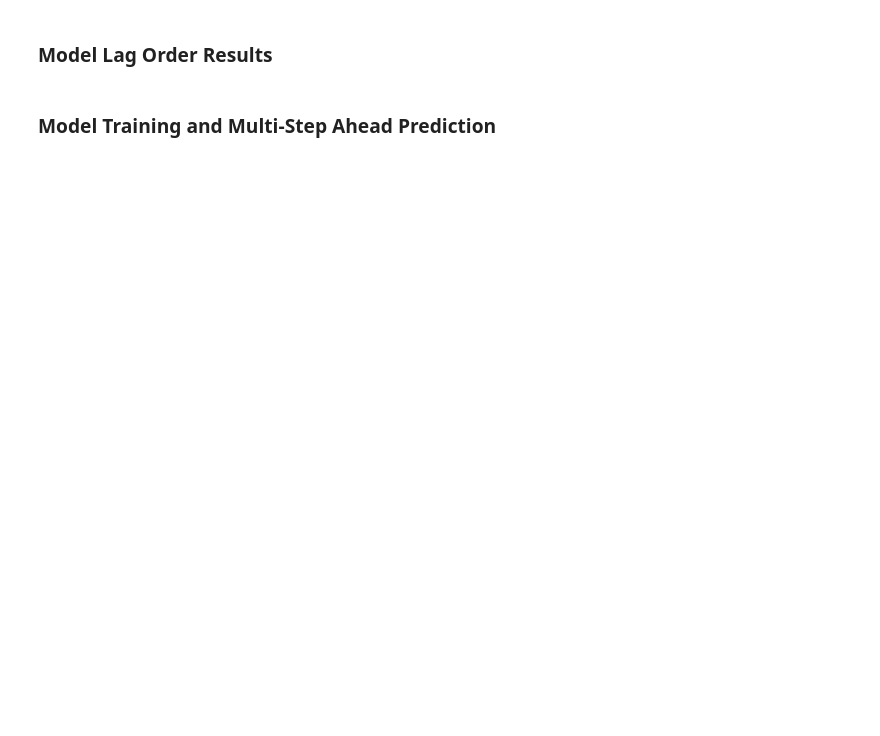
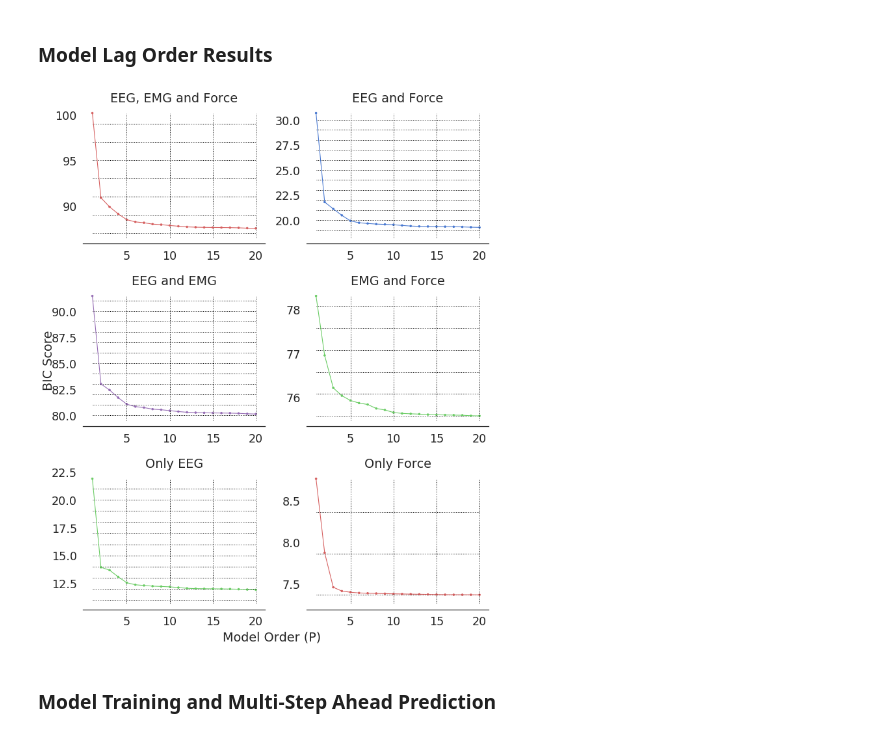
Before and after one commit to andac-demir/HapticsDynamicSystemIdentification, a Jupyter notebook: spectralAnalysis.ipynb, the cells around one changed output. Cells and saved outputs as stored; diff of their text form; code cells hidden in the pictures; blank space fills up the shorter version.

```diff
--- a/spectralAnalysis.ipynb
+++ b/spectralAnalysis.ipynb
@@ -610,34 +626,36 @@ for i in range(4,24,5):
                              alpha=1, linewidth=1, linestyles='dotted')
     axes.flatten()[1].vlines(x=i, ymin=BIC['eeg_force'].min()-1, ymax=BIC['eeg_force'].max(), color='black',
                              alpha=1, linewidth=1, linestyles='dotted')
     axes.flatten()[2].vlines(x=i, ymin=BIC['eeg_emg'].min()-0.6, ymax=BIC['eeg_emg'].max(), color='black',
                              alpha=1, linewidth=1, linestyles='dotted')
     axes.flatten()[3].vlines(x=i, ymin=BIC['emg_force'].min()-0.1, ymax=BIC['emg_force'].max(), color='black',
                              alpha=1, linewidth=1, linestyles='dotted')
-    axes.flatten()[4].vlines(x=i, ymin=BIC['only_eeg'].min()-0.6, ymax=BIC['only_eeg'].max(), color='black',
+    axes.flatten()[4].vlines(x=i, ymin=BIC['only_eeg'].min()-1.2, ymax=BIC['only_eeg'].max(), color='black',
                              alpha=1, linewidth=1, linestyles='dotted')
     axes.flatten()[5].vlines(x=i, ymin=BIC['only_force'].min()-0.1, ymax=BIC['only_force'].max(),
                              color='black', alpha=1, linewidth=1, linestyles='dotted')
 
 # draw horizontal lines:
 for i in range(int(BIC['all'].min()), int(BIC['all'].max()+1), 2):
     axes.flatten()[0].hlines(y=i, xmin=0, xmax=19, color='black', alpha=1, linewidth=1, linestyles='dotted')
 for i in range(int(BIC['eeg_force'].min()), int(BIC['eeg_force'].max()+1)):
     axes.flatten()[1].hlines(y=i, xmin=0, xmax=19, color='black', alpha=1, linewidth=1, linestyles='dotted')
 for i in range(int(BIC['eeg_emg'].min()), int(BIC['eeg_emg'].max()+1)):
     axes.flatten()[2].hlines(y=i, xmin=0, xmax=19, color='black', alpha=1, linewidth=1, linestyles='dotted')
 for i in np.arange(BIC['emg_force'].min(), BIC['emg_force'].max(), 0.5):
     axes.flatten()[3].hlines(y=i, xmin=0, xmax=19, color='black', alpha=1, linewidth=1, linestyles='dotted')
 for i in range(int(BIC['only_eeg'].min()), int(BIC['only_eeg'].max()+1)):
     axes.flatten()[4].hlines(y=i, xmin=0, xmax=19, color='black', alpha=1, linewidth=1, linestyles='dotted')
 for i in np.arange(BIC['only_force'].min(), BIC['only_force'].max(), 0.5):
     axes.flatten()[5].hlines(y=i, xmin=0, xmax=19, color='black', alpha=1, linewidth=1, linestyles='dotted')
 
 # display and save
 f.text(0.5, 0.0, 'Model Order (P)', ha='center')
 f.text(0.01, 0.5, 'BIC Score', va='center', rotation='vertical')
 plt.tight_layout()
 plt.savefig("VARResults/lagOrders.pdf", bbox_inches="tight")
+# %% [output]
+[figure, added]
 # %% [markdown]
 ### Model Training and Multi-Step Ahead Prediction
 # %%
```
Also changed, not shown: parts of 23 cells of this notebook.
